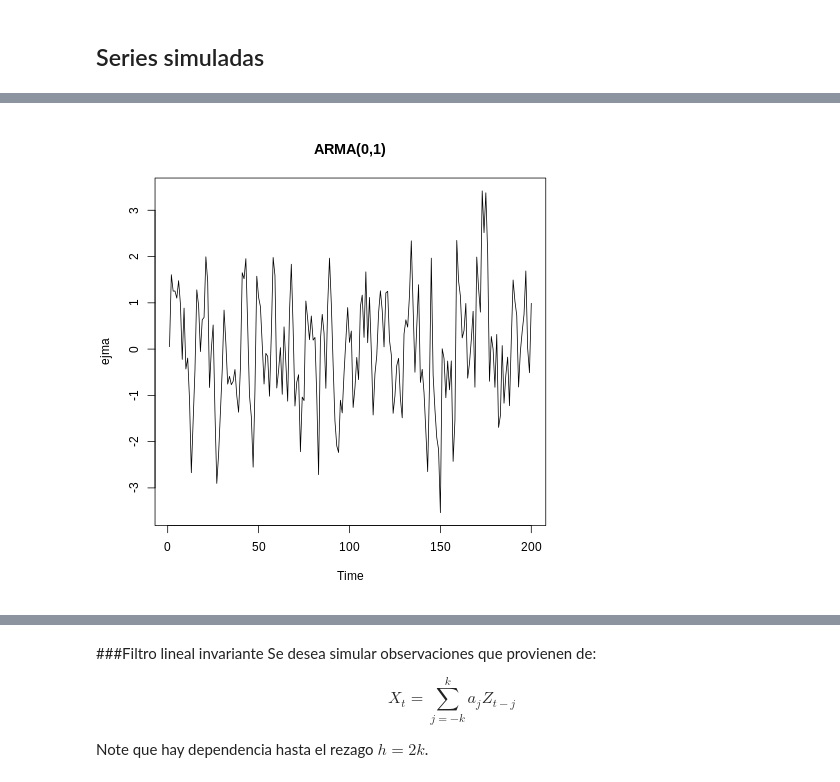
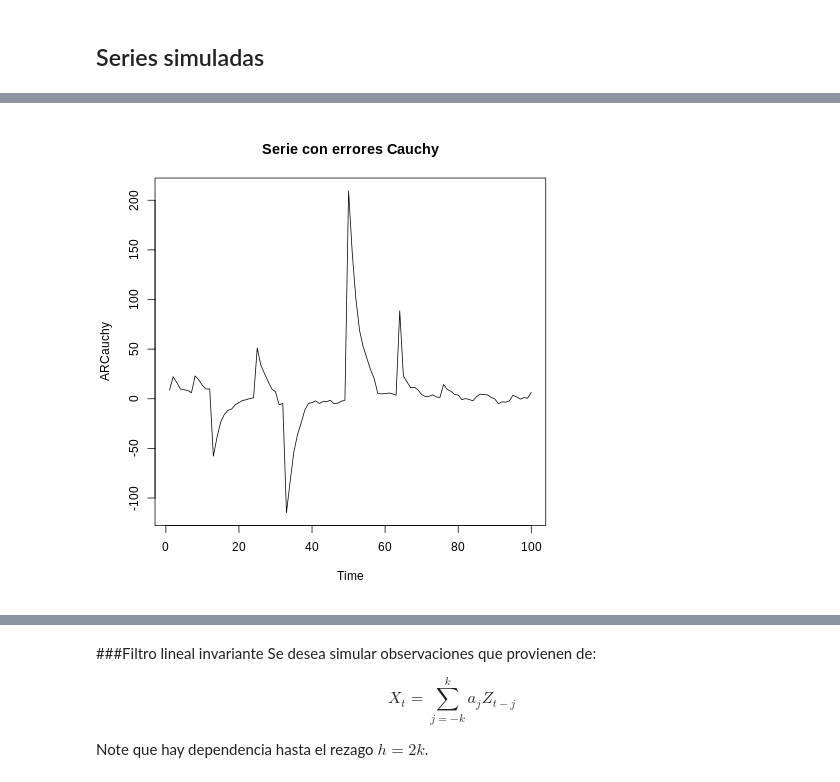
Before and after one commit to jofmorenore/TimeSeries, a Jupyter notebook: proyecto/2_1_Descriptivo.ipynb, the cells around one changed output, grey strips where cells are left out. Saved outputs shown, nothing was run; the diff lists cells and outputs as text; code cells hidden in the pictures.

```diff
--- a/proyecto/2_1_Descriptivo.ipynb
+++ b/proyecto/2_1_Descriptivo.ipynb
@@ -20,9 +29,9 @@ plot(ARCH2)
 # %%
 %%R
-# Simulación ARMA
-set.seed(13)
-Tlength=200
-ejma=arima.sim(list(order = c(0,0,1),ma=c(0.6)), n = Tlength)
-plot(ejma,main='ARMA(0,1)')
+# Simulación AR(1) con errores Cauchy
+set.seed(11)
+Tlength=100
+ARCauchy=arima.sim(list(order = c(1,0,0),ar = c(0.7)), n = Tlength, rand.gen = rcauchy)
+plot(ARCauchy,main='Serie con errores Cauchy')
 # %% [output]
-[figure, old version]
+[figure, new version]
```
Also changed, not shown: parts of 4 cells of this notebook.
